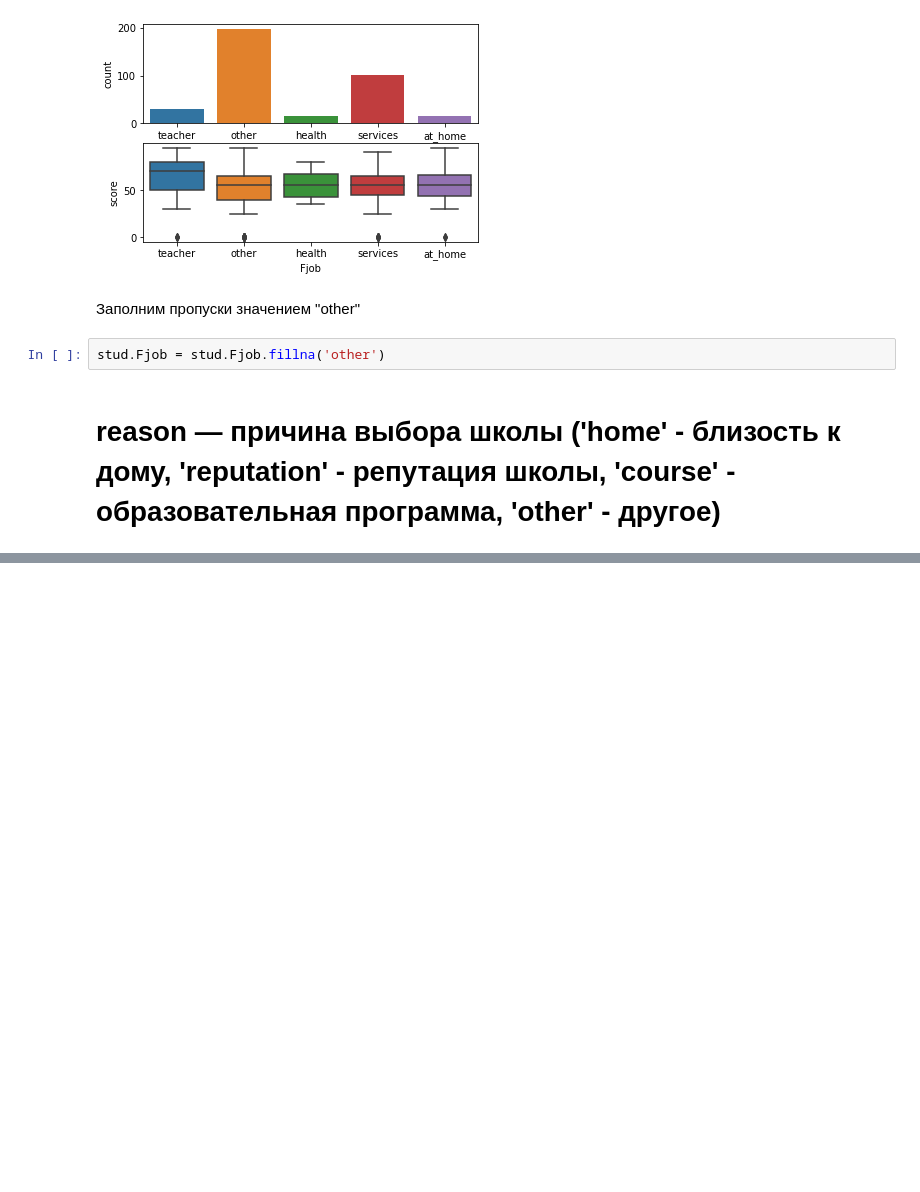
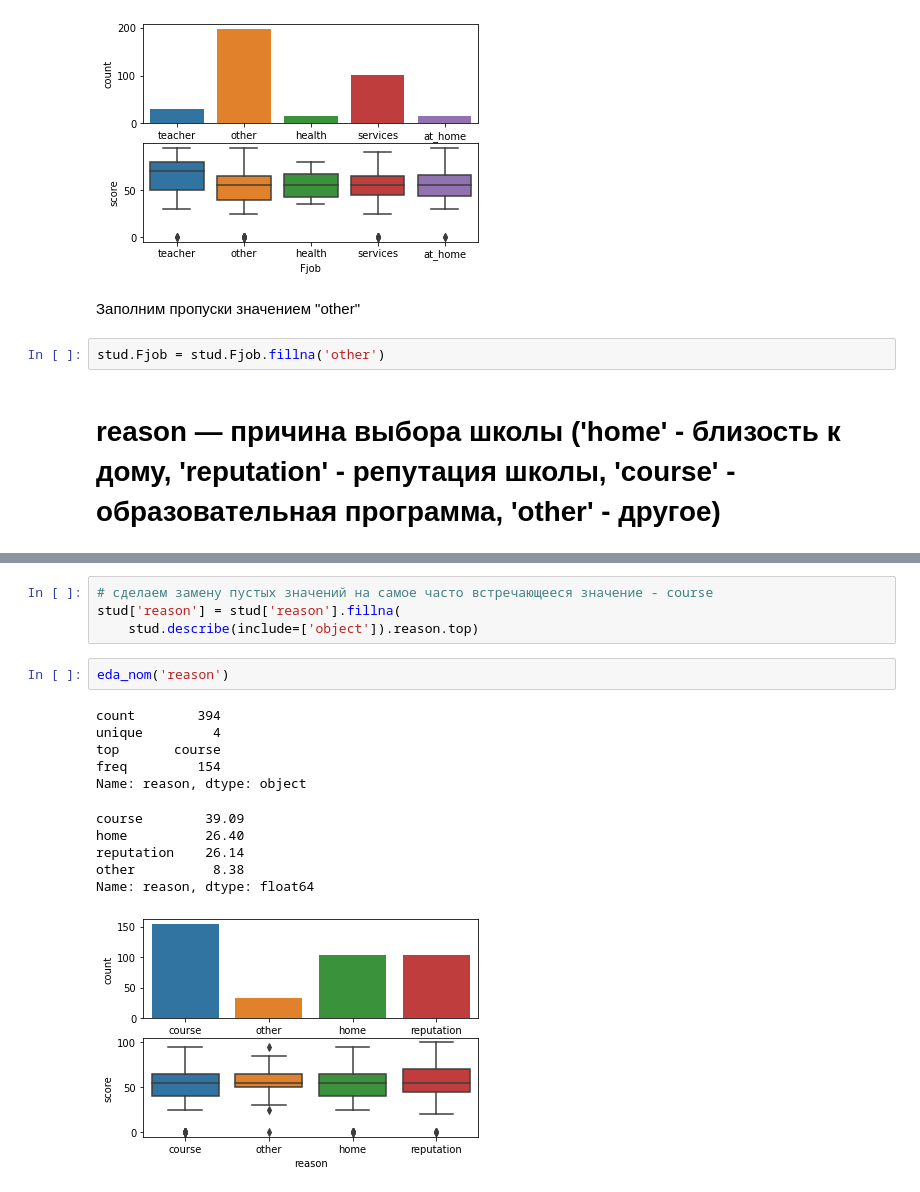
Before and after one commit to gdokuchaev/skillfactory_rds, a Jupyter notebook: module_2/stud_math.ipynb, the cells around one changed output, grey strips where cells are left out. Drawn from its saved outputs; the diff is of its cells as text; blank space fills up the shorter version.

```diff
--- a/module_2/stud_math.ipynb
+++ b/module_2/stud_math.ipynb
@@ -538,0 +552,18 @@ Name: reason, dtype: float64
+# %%
+# сделаем замену пустых значений на самое часто встречающееся значение - course
+stud['reason'] = stud['reason'].fillna(
+    stud.describe(include=['object']).reason.top)
+# %%
+eda_nom('reason')
+# %% [output]
+count        394
+unique         4
+top       course
+freq         154
+Name: reason, dtype: object
+course        39.09
+home          26.40
+reputation    26.14
+other          8.38
+Name: reason, dtype: float64
+[figure, added]
```
Also changed, not shown: parts of 87 cells of this notebook.
